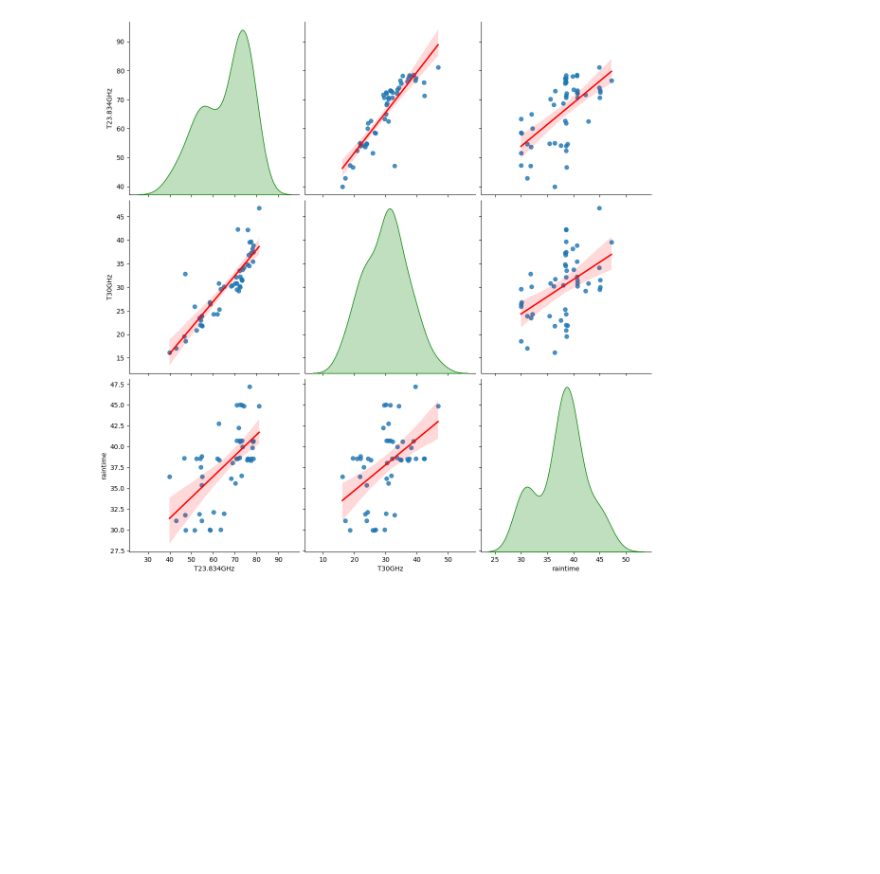
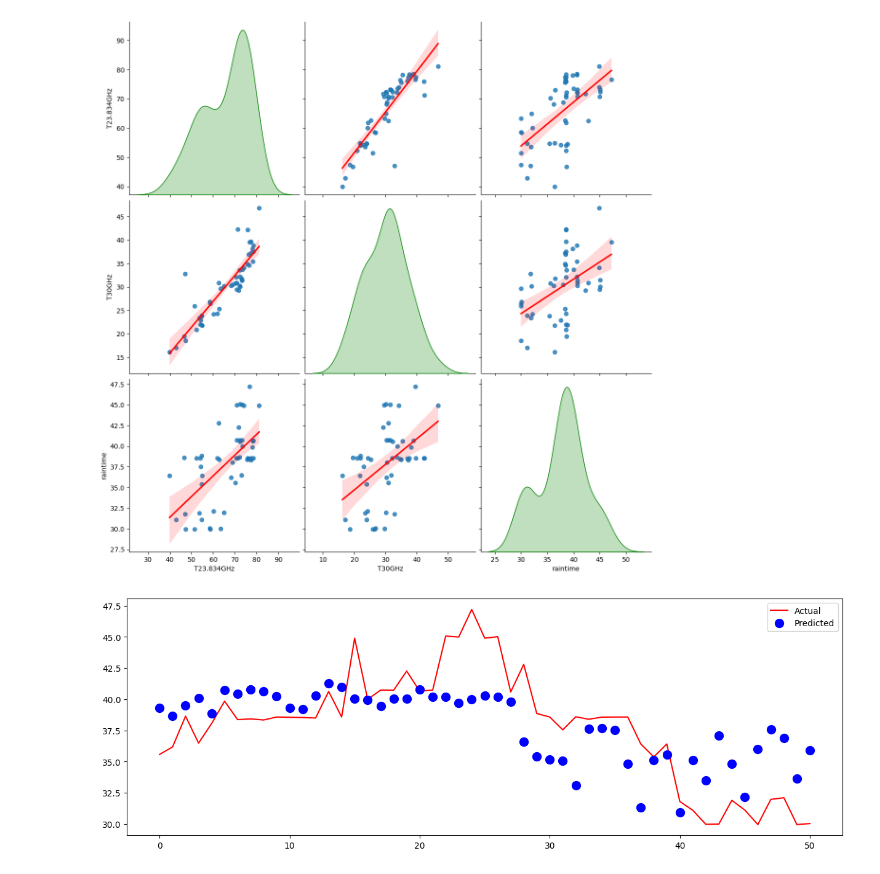
Before and after one commit to rajsahu2004/Radiometric-Method-Project, a Jupyter notebook: code.ipynb, the cells around one changed output. Drawn from its saved outputs; the diff is of its cells as text; code cells hidden in the pictures; blank space fills up the shorter version.

```diff
--- a/code.ipynb
+++ b/code.ipynb
@@ -141,0 +150,12 @@ yTrain = data['raintime']
+# %%
+linearModel = LinearRegression()
+linearModel.fit(xTrain,yTrain)
+linearPrediction = linearModel.predict(xTrain)
+plt.figure(figsize=(15,5))
+plt.plot(yTrain,color='red',label='Actual')
+plt.plot(linearPrediction,'o',label='Predicted',color='blue',markersize=10)
+plt.legend()
+plt.savefig('plots/LinearRegression.png',dpi=450)
+plt.show()
+# %% [output]
+[figure, added]
```
Also changed, not shown: parts of 9 cells of this notebook, 8 other files.
